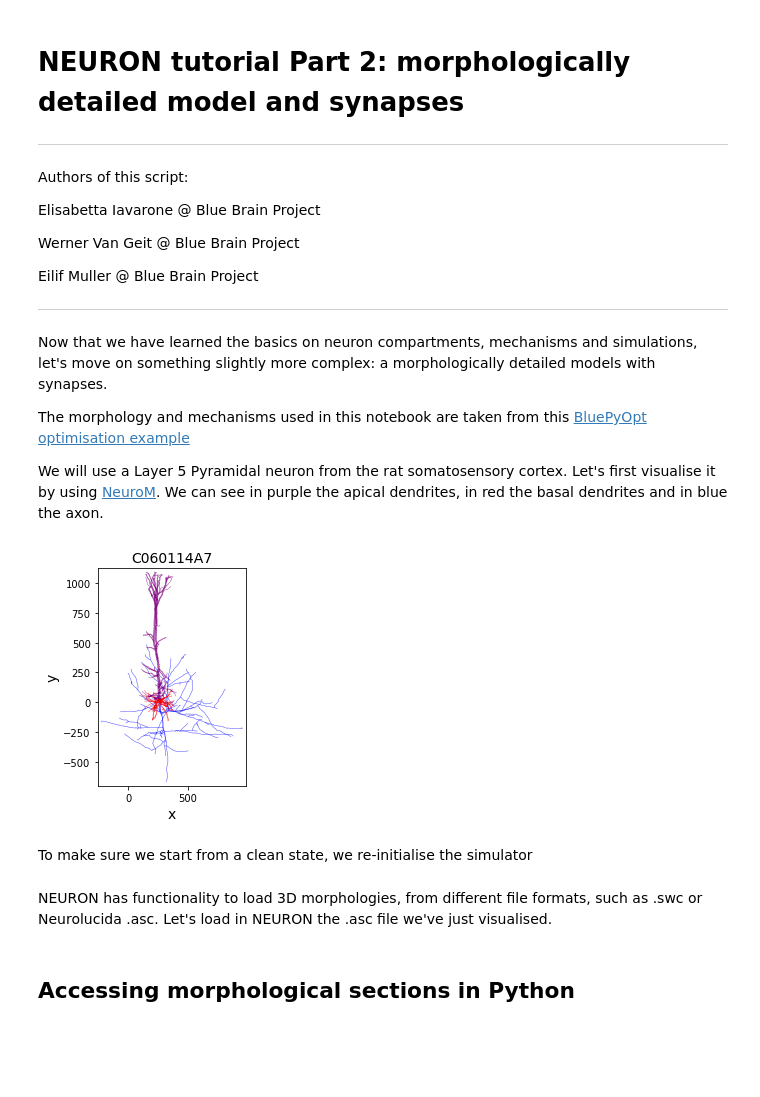
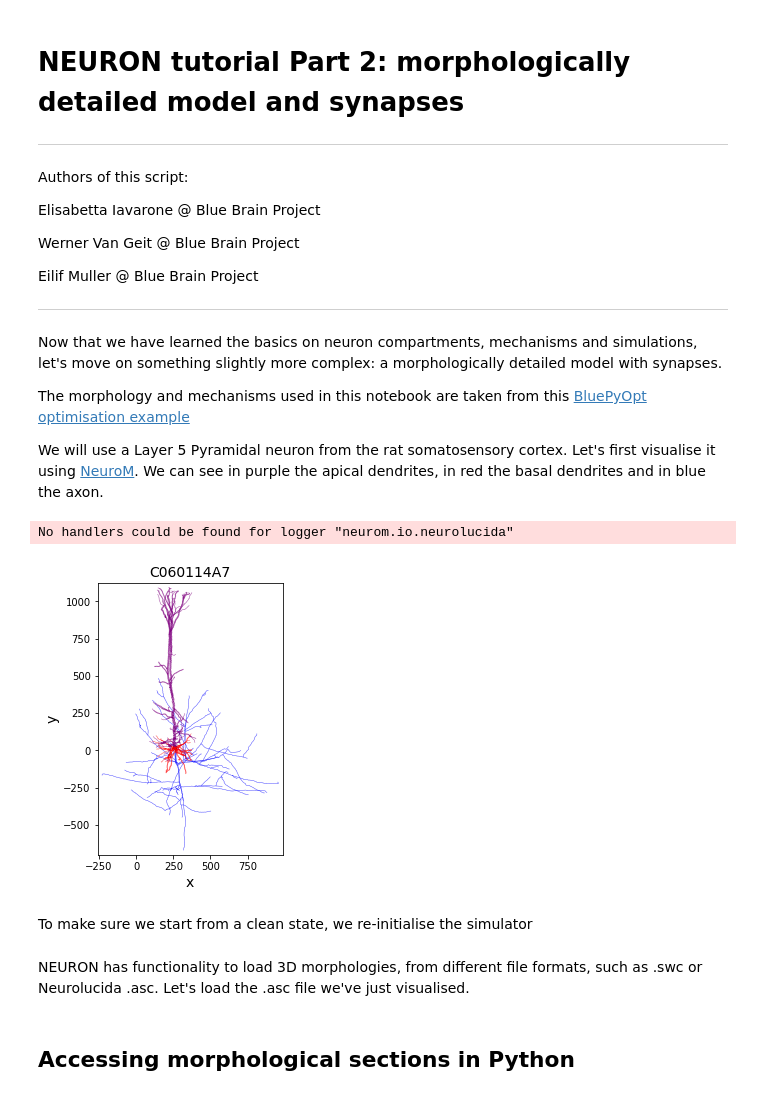
Before and after one commit to BlueBrain/SimulationTutorials, a Jupyter notebook: CNS2017/NEURON/NEURON_morph_synapses.ipynb, the cells around one changed output. Cells and saved outputs as stored; diff of their text form; code cells hidden in the pictures; blank space fills up the shorter version.

```diff
--- a/CNS2017/NEURON/NEURON_morph_synapses.ipynb
+++ b/CNS2017/NEURON/NEURON_morph_synapses.ipynb
@@ -11,30 +11,33 @@ Werner Van Geit @ Blue Brain Project
 Eilif Muller @ Blue Brain Project
 ____
 
-Now that we have learned the basics on neuron compartments, mechanisms and simulations, let's move on something slightly more complex: a morphologically detailed models with synapses.
+Now that we have learned the basics on neuron compartments, mechanisms and simulations, let's move on something slightly more complex: a morphologically detailed model with synapses.
 
 The morphology and mechanisms used in this notebook are taken from this [BluePyOpt optimisation example](https://github.com/BlueBrain/BluePyOpt/tree/master/examples/l5pc)
 
-
-We will use a Layer 5 Pyramidal neuron from the rat somatosensory cortex. Let's first visualise it by using [NeuroM](https://github.com/BlueBrain/NeuroM). We can see in purple the apical dendrites, in red the basal dendrites and in blue the axon.
+We will use a Layer 5 Pyramidal neuron from the rat somatosensory cortex. Let's first visualise it using [NeuroM](https://github.com/BlueBrain/NeuroM). We can see in purple the apical dendrites, in red the basal dendrites and in blue the axon.
 # %%
 % matplotlib inline
 import neurom
 import neurom.viewer
 import neuron
 
+import matplotlib.pyplot as plt
+plt.rcParams['figure.figsize'] = 5, 5
+
 # Load external files
 neuron.h.load_file("stdrun.hoc");
 
 fig = neurom.viewer.draw(neurom.load_neuron('morphology/C060114A7.asc'));
 # %% [output]
+No handlers could be found for logger "neurom.io.neurolucida"
-[figure, old version]
+[figure, new version]
 # %% [markdown]
 To make sure we start from a clean state, we re-initialise the simulator
 # %%
 neuron.h.stdinit();
 # %% [markdown]
-NEURON has functionality to load 3D morphologies, from different file formats, such as .swc or Neurolucida .asc. Let's load in NEURON the .asc file we've just visualised.
+NEURON has functionality to load 3D morphologies, from different file formats, such as .swc or Neurolucida .asc. Let's load the .asc file we've just visualised.
 # %%
 # Load NEURON functionality to load 3D morphologies
 neuron.h.load_file('import3d.hoc')
```
Also changed, not shown: parts of 7 cells of this notebook, 1 other file.
